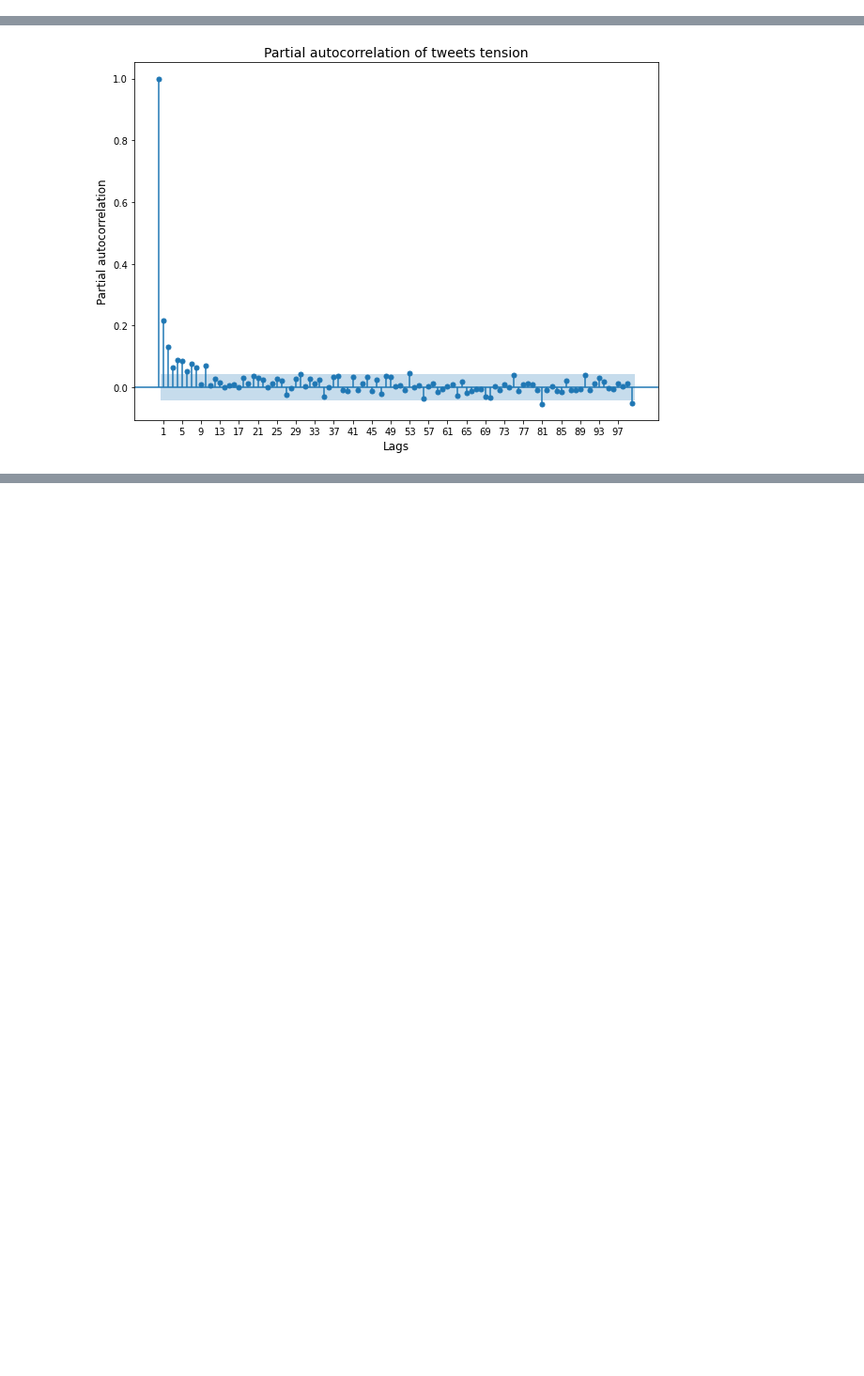
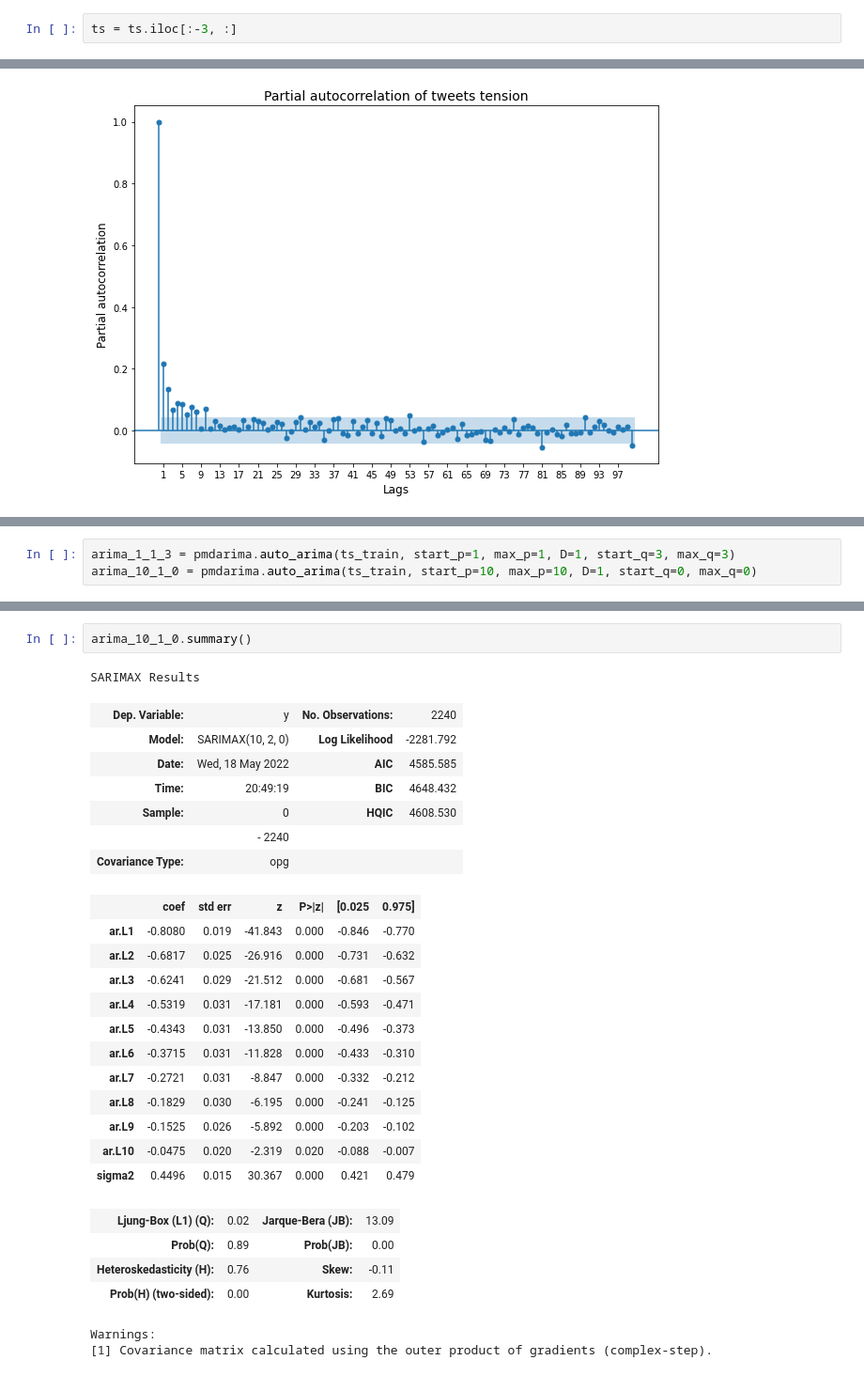
Before and after one commit to pkrukowski1/Data-Mining, a Jupyter notebook: Palpatine/Time_series_analysis.ipynb, the cells around one changed output, grey strips where cells are left out. Shown at 94% size. Saved outputs shown, nothing was run; the diff lists cells and outputs as text; blank space fills up the shorter version.

Commit message:
Choosing best ARIMA model
Choosing best ARIMA model, but without modelling volatility. It's coming soon.

```diff
--- a/Palpatine/Time_series_analysis.ipynb
+++ b/Palpatine/Time_series_analysis.ipynb
@@ -98,0 +131,2 @@ ts.head(10)
+# %%
+ts = ts.iloc[:-3, :]
@@ -168,0 +232,3 @@ The plot above suggests to choose the ARMA(10,0) (ARIMA(10,1,0)) model, because
+# %%
+arima_1_1_3 = pmdarima.auto_arima(ts_train, start_p=1, max_p=1, D=1, start_q=3, max_q=3)
+arima_10_1_0 = pmdarima.auto_arima(ts_train, start_p=10, max_p=10, D=1, start_q=0, max_q=0)
@@ -168,0 +258,29 @@ The plot above suggests to choose the ARMA(10,0) (ARIMA(10,1,0)) model, because
+# %%
+arima_10_1_0.summary()
+# %% [output]
+SARIMAX Results
+| Dep. Variable: | y | No. Observations: | 2240 |
+| Model: | SARIMAX(10, 2, 0) | Log Likelihood | -2281.792 |
+| Date: | Wed, 18 May 2022 | AIC | 4585.585 |
+| Time: | 20:49:19 | BIC | 4648.432 |
+| Sample: | 0 | HQIC | 4608.530 |
+|  | - 2240 |  |  |
+| Covariance Type: | opg |  |  |
+|  | coef | std err | z | P>|z| | [0.025 | 0.975] |
+| ar.L1 | -0.8080 | 0.019 | -41.843 | 0.000 | -0.846 | -0.770 |
+| ar.L2 | -0.6817 | 0.025 | -26.916 | 0.000 | -0.731 | -0.632 |
+| ar.L3 | -0.6241 | 0.029 | -21.512 | 0.000 | -0.681 | -0.567 |
+| ar.L4 | -0.5319 | 0.031 | -17.181 | 0.000 | -0.593 | -0.471 |
+| ar.L5 | -0.4343 | 0.031 | -13.850 | 0.000 | -0.496 | -0.373 |
+| ar.L6 | -0.3715 | 0.031 | -11.828 | 0.000 | -0.433 | -0.310 |
+| ar.L7 | -0.2721 | 0.031 | -8.847 | 0.000 | -0.332 | -0.212 |
+| ar.L8 | -0.1829 | 0.030 | -6.195 | 0.000 | -0.241 | -0.125 |
+| ar.L9 | -0.1525 | 0.026 | -5.892 | 0.000 | -0.203 | -0.102 |
+| ar.L10 | -0.0475 | 0.020 | -2.319 | 0.020 | -0.088 | -0.007 |
+| sigma2 | 0.4496 | 0.015 | 30.367 | 0.000 | 0.421 | 0.479 |
+| Ljung-Box (L1) (Q): | 0.02 | Jarque-Bera (JB): | 13.09 |
+| Prob(Q): | 0.89 | Prob(JB): | 0.00 |
+| Heteroskedasticity (H): | 0.76 | Skew: | -0.11 |
+| Prob(H) (two-sided): | 0.00 | Kurtosis: | 2.69 |
+Warnings:
+[1] Covariance matrix calculated using the outer product of gradients (complex-step).
```
Also changed, not shown: parts of 16 cells of this notebook.
